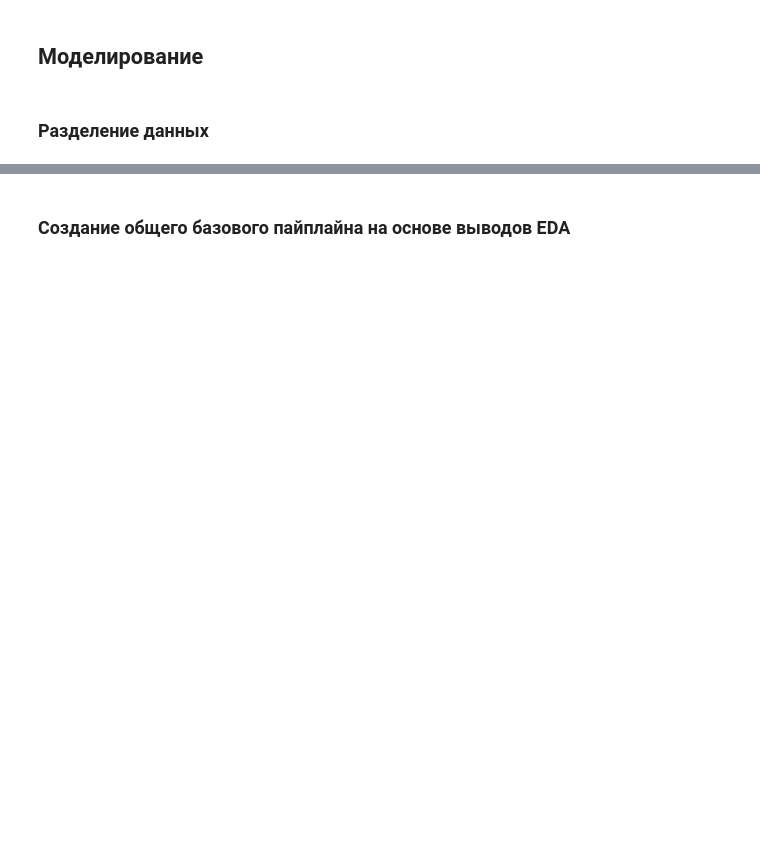
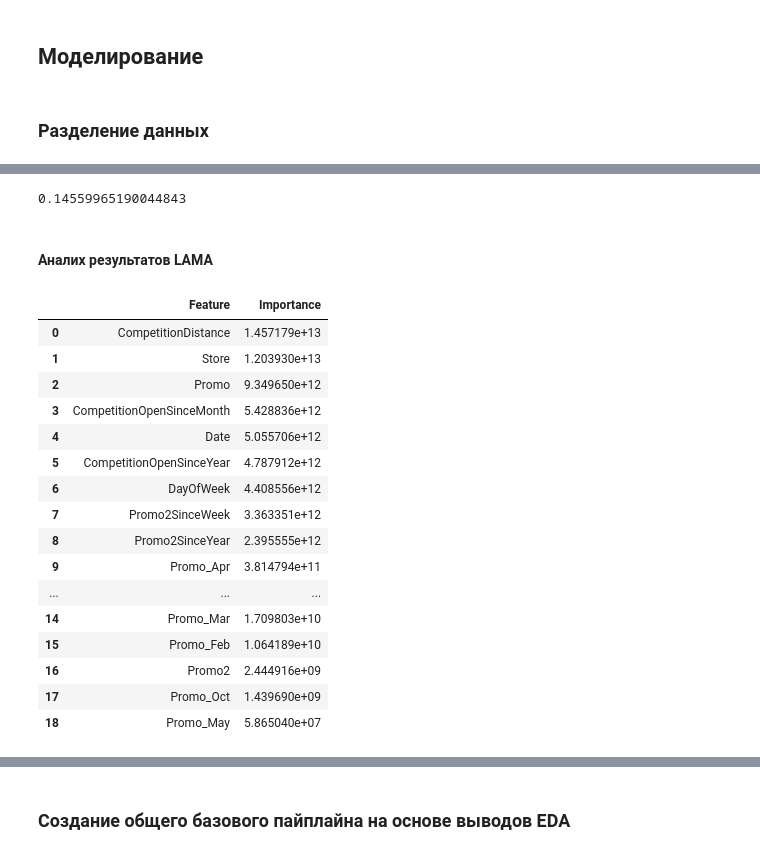
Before and after one commit to WpythonW/AutoML-rossmann, a Jupyter notebook: eda.ipynb, the cells around one changed output, grey strips where cells are left out. Saved outputs shown, nothing was run; the diff lists cells and outputs as text; code cells hidden in the pictures; blank space fills up the shorter version.

Commit message:
LAMA baselines

```diff
--- a/eda.ipynb
+++ b/eda.ipynb
@@ -1267,6 +1287,20 @@ Sales_lag7 корр 0.53 отражает авторегрессию - неде
 # %% [markdown]
 ### Разделение данных
 # %%
+def encode_promo_months(df):
+    """one-hot для месяцев из PromoInterval"""
+    df = df.copy()
+    months = ['Jan', 'Feb', 'Mar', 'Apr', 'May', 'June', 'July', 'Aug', 'Sept', 'Oct', 'Nov', 'Dec']
+
+    promo_lists = df['PromoInterval'].fillna('').str.split(',')
+
+    for month in months:
+        df[f'Promo_{month}'] = promo_lists.map(lambda x: int(month in x))
+
+    df['Promo_NaN'] = df['PromoInterval'].isna().astype(int)
+
+    return df.drop(columns=['PromoInterval'])
+
 def load_and_split_data(data_dir='data', val_size=0.1):
     """загрузка, фильтрация нулей и разделение на x/y"""
     train = pd.read_csv(f'{data_dir}/train.csv', dtype={'StateHoliday': str})
@@ -1278,7 +1312,7 @@ def load_and_split_data(data_dir='data', val_size=0.1):
     test = test.merge(store, on='Store', how='left')
 
     # убираем закрытые магазины и нули сразу, чтобы x и y соответствовали друг другу
-    #train = train[(train['Open'] == 1) & (train['Sales'] > 0)].reset_index(drop=True)
+    train = train[(train['Open'] == 1) & (train['Sales'] > 0)].reset_index(drop=True)
 
     train['Date'] = pd.to_datetime(train['Date'])
     test['Date'] = pd.to_datetime(test['Date'])
@@ -1291,8 +1325,12 @@ def load_and_split_data(data_dir='data', val_size=0.1):
     train_part = train[train['Date'] < split_date]
     val_part = train[train['Date'] >= split_date]
 
+    train_part = encode_promo_months(train_part)
+    val_part = encode_promo_months(val_part)
+    test = encode_promo_months(test)
+
     # выделяем таргет и удаляем лик customers
-    drop_cols = ['Sales', 'Customers']
+    drop_cols = ['Sales', 'Customers', 'Open']
 
     xtr = train_part.drop(columns=drop_cols)
     ytr = train_part['Sales'] # логарифмировать лучше перед fit
@@ -1341,0 +1370,18 @@ X_train
+# %%
+task = Task('reg')
+lama1_roles = {
+    'target': 'Sales',
+}
+
+lama1_automl = TabularAutoML(
+    task = task,
+    timeout = 5000,
+    cpu_limit = 1,
+    reader_params = {'n_jobs': 1, 'random_state': RANDOM_STATE},
+)
+
+lama1_train = X_train.copy()
+lama1_val = X_val.copy()
+lama1_train['Sales'] = y_train
+lama1_val['Sales'] = y_val
+lama1_val_predictions = lama1_automl.fit_predict(train_data=lama1_train, valid_data=lama1_val, roles = lama1_roles, verbose = 1)
@@ -1341,0 +1698,6 @@ X_train
+# %%
+lama3_y_true = lama3_val.Sales.to_numpy()
+lama3_y_pred = lama3_val_predictions.data.squeeze()
+rmspe(lama3_y_true, lama3_y_pred)
+# %% [output]
+0.14559965190044843
@@ -1341,0 +1706,24 @@ X_train
+# %% [markdown]
+#### Аналих результатов LAMA
+# %%
+lama1_importances = lama1_automl.get_f1eature_scores()
+lama1_importances['Importance'] = lama1_importances['Importance'].apply(lambda x: f'{x:.3e}')
+lama1_importances
+# %% [output]
+|  | Feature | Importance |
+| 0 | CompetitionDistance | 1.457179e+13 |
+| 1 | Store | 1.203930e+13 |
+| 2 | Promo | 9.349650e+12 |
+| 3 | CompetitionOpenSinceMonth | 5.428836e+12 |
+| 4 | Date | 5.055706e+12 |
+| 5 | CompetitionOpenSinceYear | 4.787912e+12 |
+| 6 | DayOfWeek | 4.408556e+12 |
+| 7 | Promo2SinceWeek | 3.363351e+12 |
+| 8 | Promo2SinceYear | 2.395555e+12 |
+| 9 | Promo_Apr | 3.814794e+11 |
+| ... | ... | ... |
+| 14 | Promo_Mar | 1.709803e+10 |
+| 15 | Promo_Feb | 1.064189e+10 |
+| 16 | Promo2 | 2.444916e+09 |
+| 17 | Promo_Oct | 1.439690e+09 |
+| 18 | Promo_May | 5.865040e+07 |
```
Also changed, not shown: parts of 33 cells of this notebook, 4 other files.
